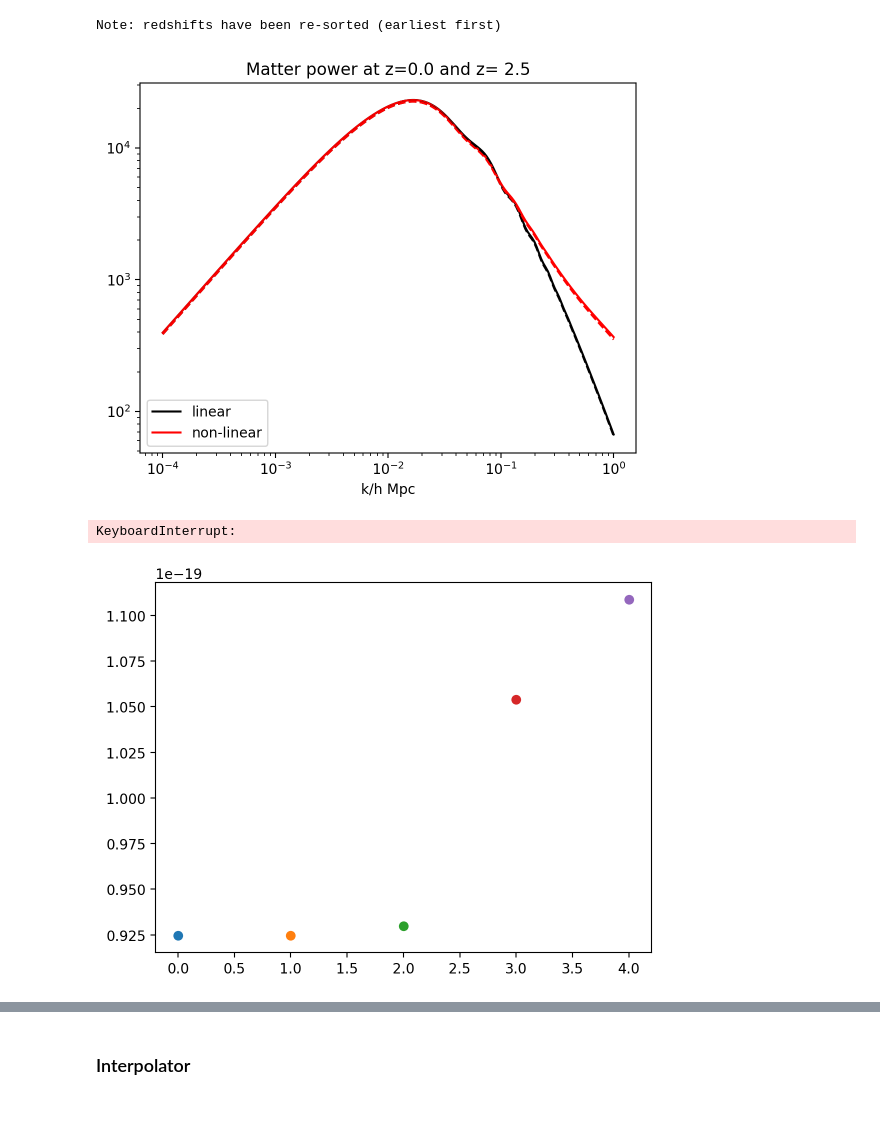
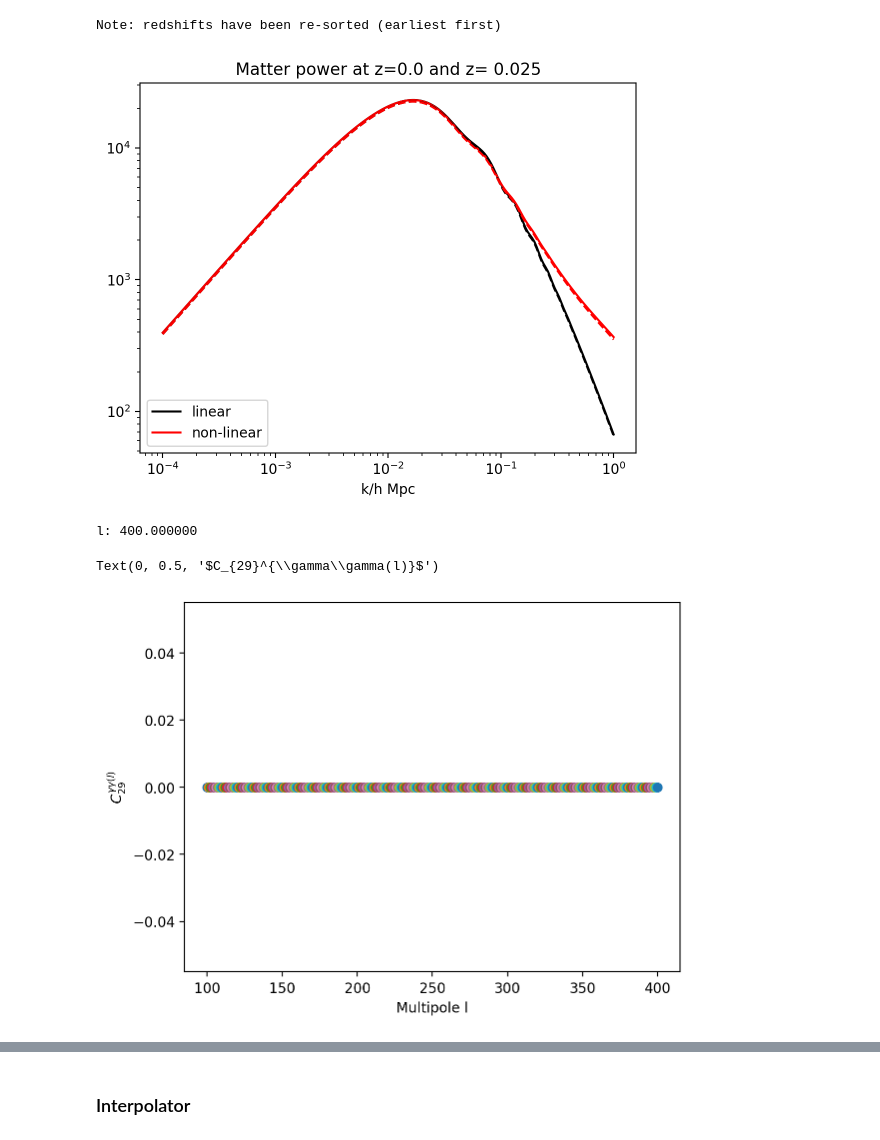
Before and after one commit to vPedreros/dfi-summer-2023, a Jupyter notebook: summer_nb.ipynb, the cells around one changed output, grey strips where cells are left out. Saved outputs shown, nothing was run; the diff lists cells and outputs as text; code cells hidden in the pictures; blank space fills up the shorter version.

Commit message:
convergences tends to zero, theres an issue

```diff
--- a/summer_nb.ipynb
+++ b/summer_nb.ipynb
@@ -344,11 +345,12 @@ for i in range(len(z_equipop_bins)):
         list.append([bin_number_density(i, z), z])
     np.savetxt('bin_ndensity/bin_%s'%(str(i)), np.array(list))
 # %%
+i = 5
+
 fig, ax = plt.subplots()
-i = 0
 
 for z in z_to_plot:
-    ax.scatter(z, window_gammagamma(i, z), c='b', s=0.5)
+    ax.scatter(z, window_gammagamma(i, z, calc_ndensity=True), c='b', s=0.5)
 ax.set_xlabel('Redshift $z$')
 ax.set_ylabel(r'Window function $\tilde{W}_%s^{\gamma\gamma}(z)$'%(str(i)));
 # %% [output]
@@ -357,9 +359,6 @@ ax.set_ylabel(r'Window function $\tilde{W}_%s^{\gamma\gamma}(z)$'%(str(i)));
 Now the goal is to get the matter power spectrum from CAMB.
 # %% [markdown]
 ### Planck Parameters
-# %%
-# Rounding to avoid getting numbers like 0.200000000001
-z_list = [round(i*0.025, 3) for i in range(101)]
 # %%
 #Now get matter power spectra and sigma8 at redshift 0 and 0.8
 pars = camb.CAMBparams()
@@ -400,6 +400,6 @@ def plot_pk(z_list):
 # %%
-plot_pk([0.0, 2.5])
+plot_pk([0.0, 0.025])
 # %% [output]
-[figure, old version]
+[figure, new version]
 # %%
 # Loading data from matter power spectrum
@@ -408,13 +408,13 @@ for rslt in dict_mpw_data:
 # %%
 # Interpolating the data
-mpw_linear = interpolate.RectBivariateSpline(z, kh, pk)
-mpw_nonlinear = interpolate.RectBivariateSpline(z_nonlin, kh_nonlin, pk_nonlin)
+mps_linear = interpolate.RectBivariateSpline(z, kh, pk)
+mps_nonlinear = interpolate.RectBivariateSpline(z_nonlin, kh_nonlin, pk_nonlin)
 # %%
 def convergence_gammagamma(i, j, l, zmin=0, zmax=2.5):
     def integrand(z):
         term1 = weight_gammagamma(i, z) * weight_gammagamma(j, z) / (E(z) * r(z) ** 2)
         k = (l + 1/2) / r(z)
-        term2 = mpw_linear(z, k)
+        term2 = mps_linear(z, k)[0,0]
         return term1 * term2
     integral = integrate.quad(integrand, zmin, zmax)[0]
     return const.c.value / pars.H0 * integral
@@ -423,16 +421,20 @@ convergence_gammagamma(0, 0, 0)
 # %%
+# This takes around 5min
+
 fig, ax = plt.subplots()
 
-ls = range(pars.min_l, pars.max_l + 1)
-
-for l in range(6):
-    ax.scatter(l, convergence_gammagamma(0, 0, l))#, label='bins %s'%(str(0)+'&'+str(0)))
+ls = np.arange(100, 400 + 1)
+i, j = 2, 9
+for l in ls:
+    ax.scatter(l, convergence_gammagamma(i, j, l))#, label='bins %s'%(str(0)+'&'+str(0)))
+    print("l: %f" % l, end = '\r')
 ax.set_xlabel('Multipole l')
-ax.set_ylabel('C_%s^{\gamma\gamma(l)}'%(str(0),str(0)))
+ax.set_ylabel(r'$C_{%s%s}^{\gamma\gamma(l)}$'%(str(i),str(j)))
 #ax.legend()
 # %% [output]
-KeyboardInterrupt:
+l: 400.000000
+Text(0, 0.5, '$C_{29}^{\\gamma\\gamma(l)}$')
-[figure, old version]
+[figure, new version]
 # %%
 fig, ax = plt.subplots()
 
```
Also changed, not shown: parts of 10 cells of this notebook.
